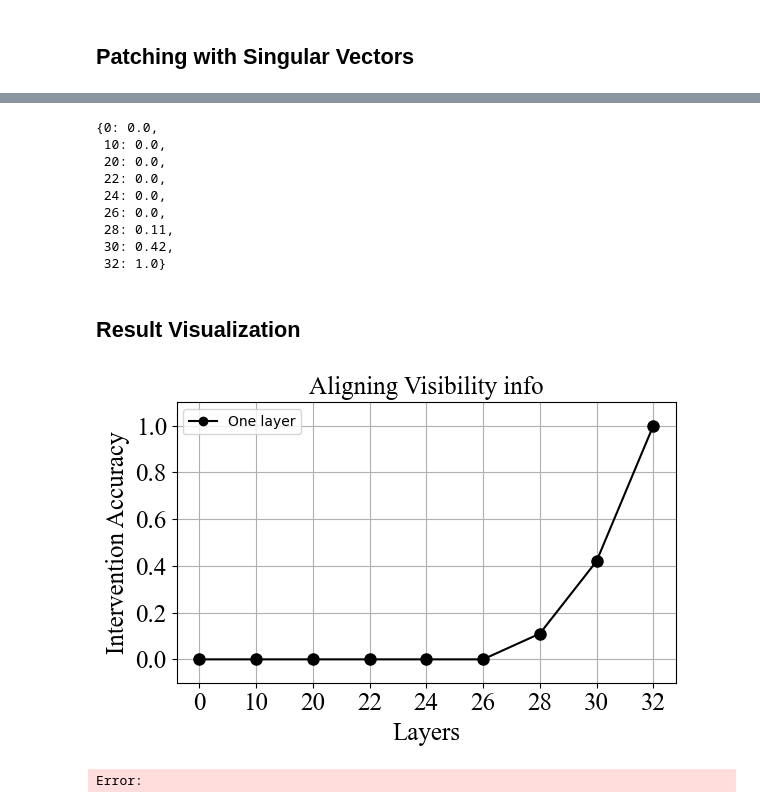
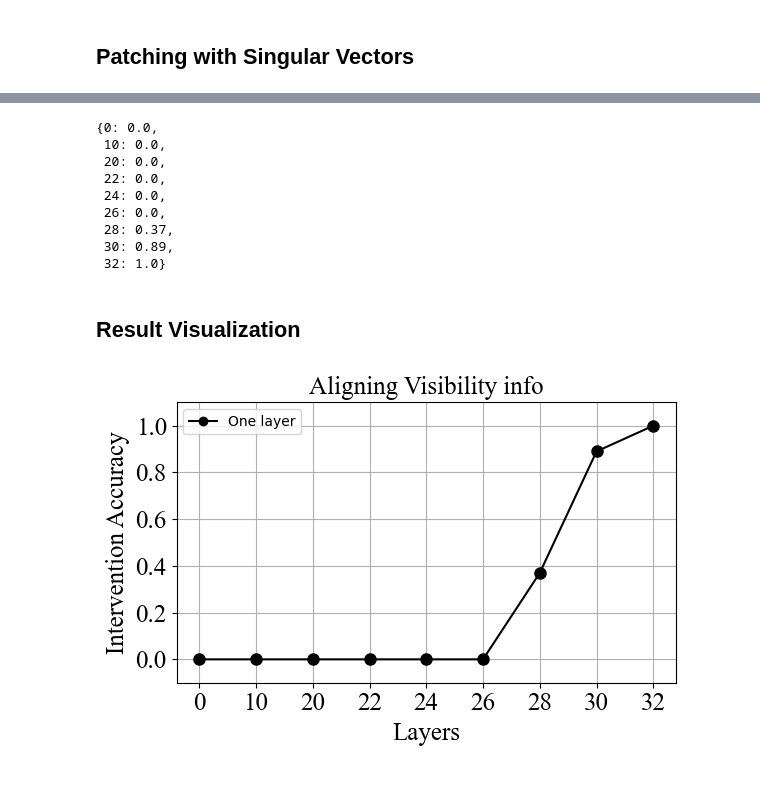
Before and after one commit to umango101/belief_tracking, a Jupyter notebook: notebooks/rep_analysis.ipynb, the cells around one changed output, grey strips where cells are left out. Cells and saved outputs as stored; diff of their text form; code cells hidden in the pictures.

```diff
--- a/notebooks/rep_analysis.ipynb
+++ b/notebooks/rep_analysis.ipynb
@@ -70,7 +71,7 @@ The `load_in_4bit` and `load_in_8bit` arguments are deprecated and will be remov
 # Computing Singular Vectors
 # %%
 # Load cached_acts.pt using torch.load
-cached_acts = torch.load("/media/sda/cached_acts.pt")
+cached_acts = torch.load("/media/sda/visibility_diff_cache.pt")
 # %%
 cached_acts.shape
 # %% [output]
@@ -925,8 +952,3 @@ Clean: soda | Corrupt: monster
-# %%
-sing_vecs = defaultdict(dict)
-for t in range(8):
-    for l in range(41):
-        sing_vecs[t][l] = torch.load(f"../svd_results/singular_vecs/pos_{t}/{l}.pt").cpu()
 # %%
 token_indices = {
     -8: 0,
@@ -943,7 +963,7 @@ patch_layers = [l for l in range(0, 30, 10)] + [l for l in range(22, 34, 2)]
 # %%
-accs_visibility_full_reverse_sv = {}
+# visibility_diff_reverse_sv = {}
 
-for layer_idx in patch_layers:
+for layer_idx in range(0, 30, 10):
     correct, total = 0, 0
     for bi, batch in tqdm(enumerate(dataloader), total=len(dataloader)):
         if bi in errors:
@@ -958,30 +978,18 @@ for layer_idx in patch_layers:
             with model.trace() as tracer:
 
                 with tracer.invoke(corrupt_prompt):
-                    for t in [-8, -7, -3, -2, -1]:
+                    for t in [-8, -7, -5, -3, -1]:
                         corrupt_layer_out[t] = model.model.layers[layer_idx].output[0][0, t].save()
 
                 with tracer.invoke(clean_prompt):
-                    for t in [-8, -7]:
-                        vec = sing_vecs[token_indices[t]][layer_idx][1:5, :].t().half()
+                    for t in [-8, -7, -5, -3, -1]:
+                        vec = sing_vecs[layer_idx][:6, :].t().half()
                         proj_matrix = torch.matmul(vec, vec.t())
+
                         corrupt_pos_charac = torch.matmul(corrupt_layer_out[t], proj_matrix)
                         clean_pos_charac = torch.matmul(model.model.layers[layer_idx].output[0][0, t], proj_matrix)
                         model.model.layers[layer_idx].output[0][0, t] = (model.model.layers[layer_idx].output[0][0, t] - clean_pos_charac) + corrupt_pos_charac
-
-                    for t in [-3, -2]:
-                        vec = sing_vecs[token_indices[t]][layer_idx][1:10, :].t().half()
-                        proj_matrix = torch.matmul(vec, vec.t())
-                        corrupt_pos_charac = torch.matmul(corrupt_layer_out[t], proj_matrix)
-                        clean_pos_charac = torch.matmul(model.model.layers[layer_idx].output[0][0, t], proj_matrix)
-                        model.model.layers[layer_idx].output[0][0, t] = (model.model.layers[layer_idx].output[0][0, t] - clean_pos_charac) + corrupt_pos_charac
-
-                    for t in [-1]:
-                        vec = sing_vecs[token_indices[t]][layer_idx][1:10, :].t().half()
-                        proj_matrix = torch.matmul(vec, vec.t())
-                        corrupt_pos_charac = torch.matmul(corrupt_layer_out[t], proj_matrix)
-                        clean_pos_charac = torch.matmul(model.model.layers[layer_idx].output[0][0, t], proj_matrix)
-                        model.model.layers[layer_idx].output[0][0, t] = (model.model.layers[layer_idx].output[0][0, t] - clean_pos_charac) + corrupt_pos_charac
+                        # model.model.layers[layer_idx].output[0][0, t] = corrupt_layer_out[t]
 
                     del vec, proj_matrix, corrupt_pos_charac
                     torch.cuda.empty_cache()
@@ -997,7 +1005,7 @@ for layer_idx in patch_layers:
             torch.cuda.empty_cache()
 
     acc = round(correct / total, 2)
-    accs_visibility_full_reverse_sv[layer_idx] = acc
+    visibility_diff_reverse_sv[layer_idx] = acc
     print(f"Layer: {layer_idx} | Accuracy: {acc}")
 # %% [output]
 Layer: 0 | Accuracy: 0.0
@@ -1012,7 +1014,7 @@ Layer: 32 | Accuracy: 1.0
 # %%
 # Sort accs_visibility_full by key
-accs_visibility_full_reverse_sv = dict(sorted(accs_visibility_full_reverse_sv.items(), key=lambda x: x[0]))
-accs_visibility_full_reverse_sv
+visibility_diff_reverse_sv = dict(sorted(visibility_diff_reverse_sv.items(), key=lambda x: x[0]))
+visibility_diff_reverse_sv
 # %% [output]
 {0: 0.0,
  10: 0.0,
@@ -1020,41 +1022,40 @@ accs_visibility_full_reverse_sv
  22: 0.0,
  24: 0.0,
  26: 0.0,
- 28: 0.11,
- 30: 0.42,
+ 28: 0.37,
+ 30: 0.89,
  32: 1.0}
 # %% [markdown]
 ## Result Visualization
 # %%
 stories = [
     {
         "story": dataset[0]["clean_story"],
         "question": dataset[0]["clean_question"],
         "answer": dataset[0]["clean_ans"],
     },
     {
         "story": dataset[0]["corrupt_story"],
         "question": dataset[0]["corrupt_question"],
         "answer": dataset[0]["corrupt_ans"],
     }
 ]
 
 arrows = [{'start': token_pos_coords['e1_query_charac'], 'end': token_pos_coords['e2_query_charac'], 'color': 'red'}]
 
 plot_data = {
-    "labels": accs_visibility_full_reverse_sv.keys(),
-    "acc_one_layer": accs_visibility_full_reverse_sv.values(),
+    "labels": visibility_diff_reverse_sv.keys(),
+    "acc_one_layer": visibility_diff_reverse_sv.values(),
     "title": "Aligning Visibility info",
     "x_label": "Layers",
     "y_label": "Intervention Accuracy",
 }
 
 characters = list(set(dataset[0]['clean_characters'] + dataset[0]['corrupt_characters']))
 objects = list(set(dataset[0]['clean_objects'] + dataset[0]['corrupt_objects']))
 states = list(set(dataset[0]['clean_states'] + dataset[0]['corrupt_states']))
 
 generator = StoryGenerator(characters=characters, objects=objects, states=states, stories=stories, target="unknown", arrows=[], plot_data=plot_data)
-generator.save_html(filename="../plots/visibility_exps/first_obj/visibility_full_reverse_sv.html")
+generator.save_html(filename="../plots/visibility_exps/first_obj/visibility_diff_reverse_sv.html")
 # %% [output]
-[figure, old version]
+[figure, new version]
-Error:
```
Also changed, not shown: parts of 11 cells of this notebook, 9 other files.
